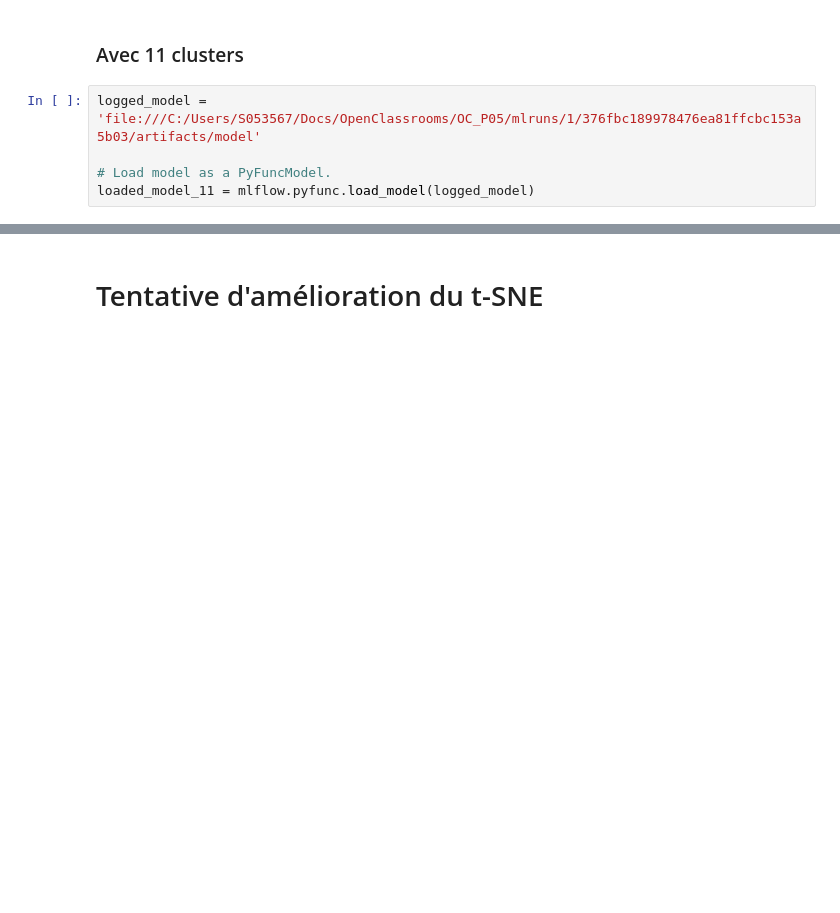
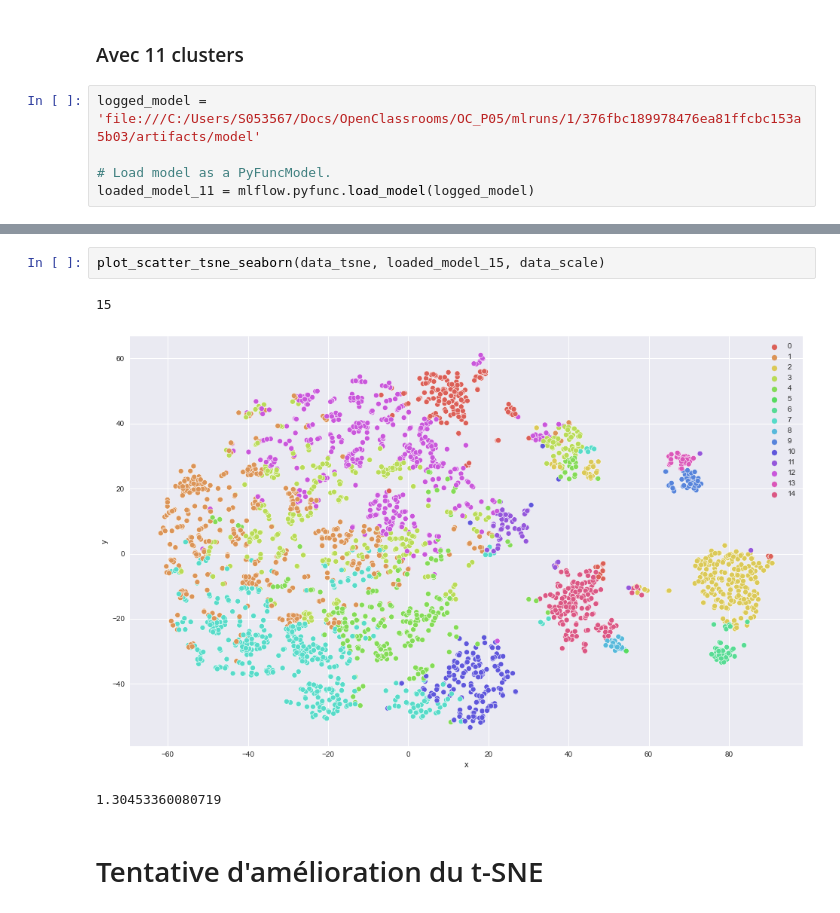
Before and after one commit to khub41/OC_P05, a Jupyter notebook: modelisation.ipynb, the cells around one changed output, grey strips where cells are left out. Saved outputs shown, nothing was run; the diff lists cells and outputs as text; blank space fills up the shorter version.

```diff
--- a/modelisation.ipynb
+++ b/modelisation.ipynb
@@ -373,3 +406,9 @@ plot_scatter_tsne(data_tsne, loaded_model_11, data_scale)
+# %%
+plot_scatter_tsne_seaborn(data_tsne, loaded_model_15, data_scale)
+# %% [output]
+15
+[figure, added]
+1.30453360080719
 # %% [markdown]
 # Tentative d'amélioration du t-SNE
 # %% [markdown]
```
Also changed, not shown: parts of 11 cells of this notebook, 1 other file.
